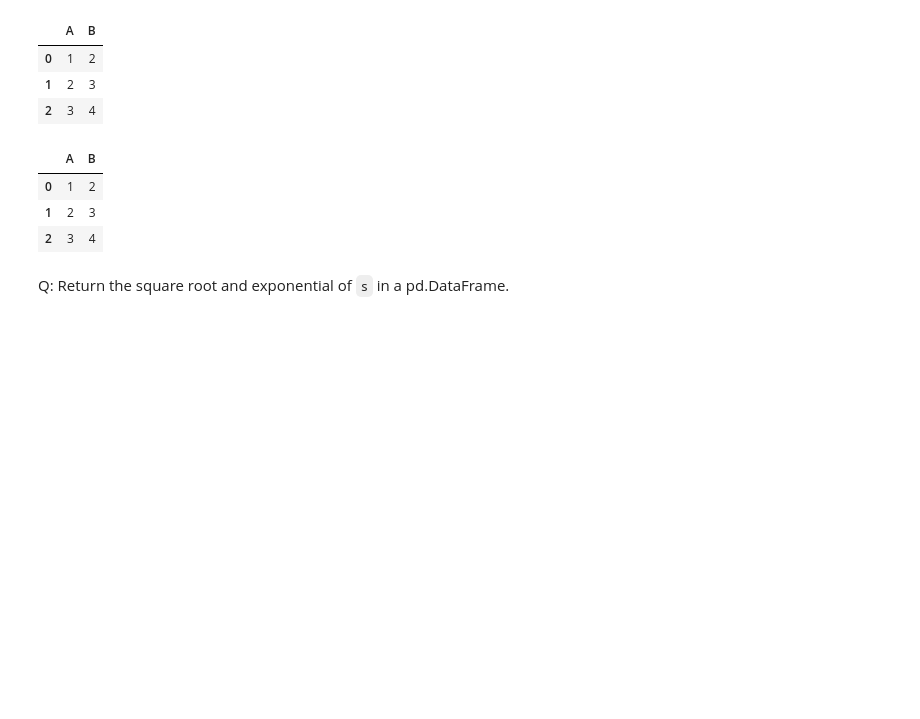
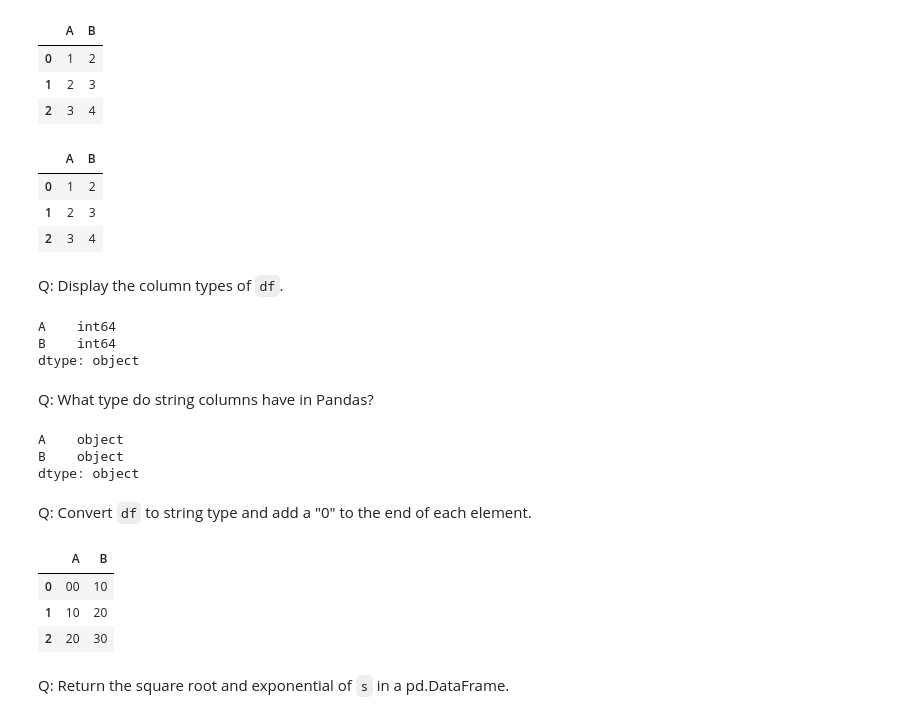
Before and after one commit to Unique-Divine/LeetCode-Coding-Practice, a Jupyter notebook: notebooks/Anki Notebook - Cookbook Generator.ipynb, the cells around one changed output. Drawn from its saved outputs; the diff is of its cells as text; code cells hidden in the pictures; blank space fills up the shorter version.

Commit message:
add: pandas notes

```diff
--- a/notebooks/Anki Notebook - Cookbook Generator.ipynb
+++ b/notebooks/Anki Notebook - Cookbook Generator.ipynb
@@ -146,6 +150,31 @@ df.transform(lambda x: x + 1)
 | 0 | 1 | 2 |
 | 1 | 2 | 3 |
 | 2 | 3 | 4 |
+# %% [markdown]
+Q: Display the column types of `df`.
+# %%
+df.dtypes
+# %% [output]
+A    int64
+B    int64
+dtype: object
+# %% [markdown]
+Q: What type do string columns have in Pandas?
+# %%
+df.astype(str).dtypes
+# %% [output]
+A    object
+B    object
+dtype: object
+# %% [markdown]
+Q: Convert `df` to string type and add a "0" to the end of each element.
+# %%
+df.astype(str).transform(lambda s: s + "0")
+# %% [output]
+|  | A | B |
+| 0 | 00 | 10 |
+| 1 | 10 | 20 |
+| 2 | 20 | 30 |
 # %% [markdown]
 Q: Return the square root and exponential of `s` in a pd.DataFrame.
 # %%
```
Also changed, not shown: parts of 9 cells of this notebook, 1 other file.
